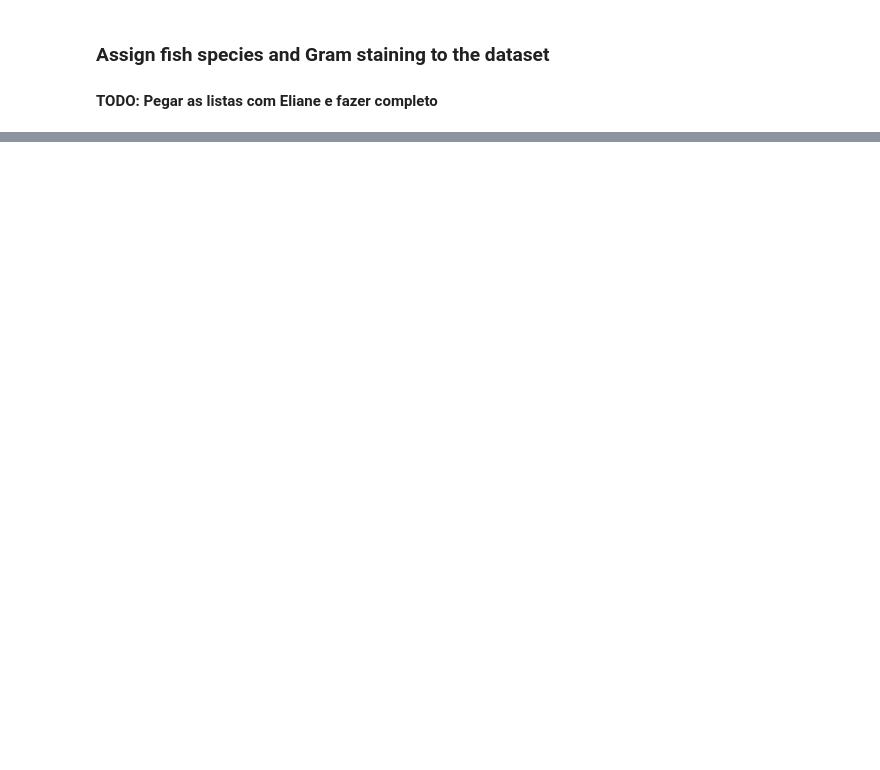
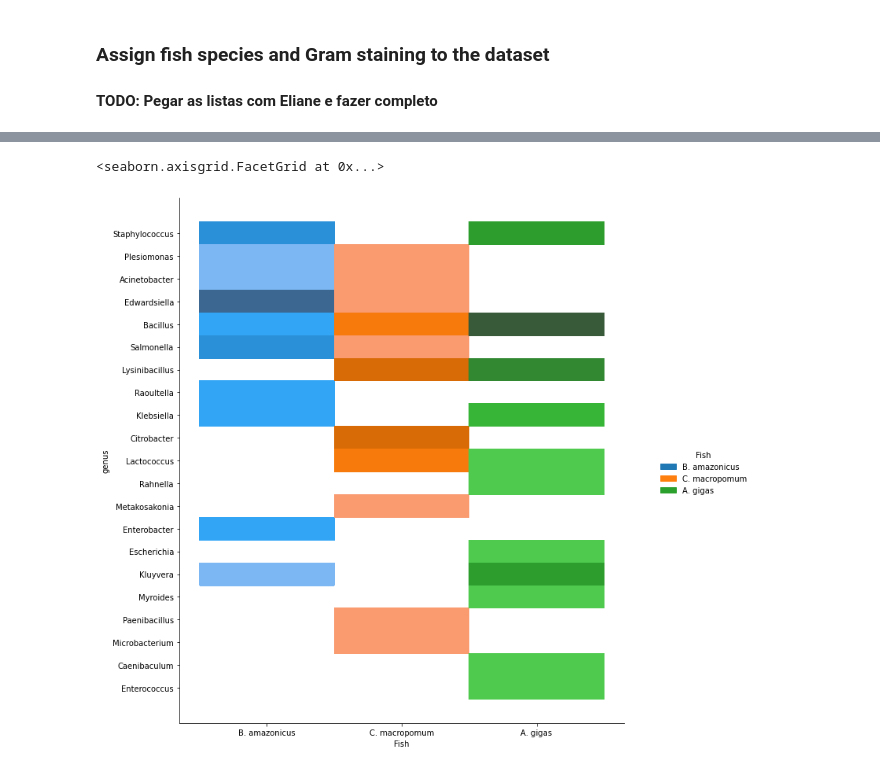
Before and after one commit to waldeyr/amazonian_fish_bacteria, a Jupyter notebook: Workflow.ipynb, the cells around one changed output, grey strips where cells are left out. Saved outputs shown, nothing was run; the diff lists cells and outputs as text; code cells hidden in the pictures; blank space fills up the shorter version.

Commit message:
Raw data manipulation; Filtering; Annotation; Preliminary results;

```diff
--- a/Workflow.ipynb
+++ b/Workflow.ipynb
@@ -347,0 +376,2 @@ Create a column to mark repeated strains and strand (forward or reverse)
+# %%
+biotests['isolate'] = biotests['isolate'].apply(lambda x: "PPUFAM_"+str(x).zfill(3).strip())
@@ -371,0 +406,8 @@ Acording to an understood agreement among these references:
+# %%
+result = pd.merge(ppufam, biotests, how="left", on=["isolate", "isolate"])
+# %%
+plot01 = result[['isolate','stitle', 'Fish']]
+# %%
+s = plot01['stitle'].apply(lambda x: x.split(' '))
+plot01['genus'] = s.apply(lambda x: x[0])
+plot01['specie'] = s.apply(lambda x: x[1])
@@ -372,3 +441,16 @@ Acording to an understood agreement among these references:
+# %%
+sns.displot(
+    plot01,
+    y   = "genus",
+    x = "Fish",
+    binwidth=10,
+    height=10,
+    hue="Fish",
+    facet_kws=dict(margin_titles=True)
+)
+# %% [output]
+<seaborn.axisgrid.FacetGrid at 0x...>
+[figure, added]
 # %%
 # def getFishSpeciesVersusStrain( row ):
 #     list_fish = []
```
Also changed, not shown: parts of 33 cells of this notebook.
